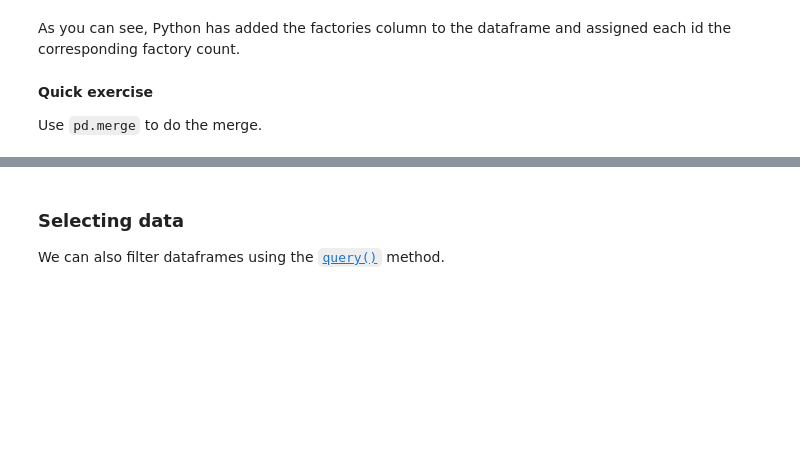
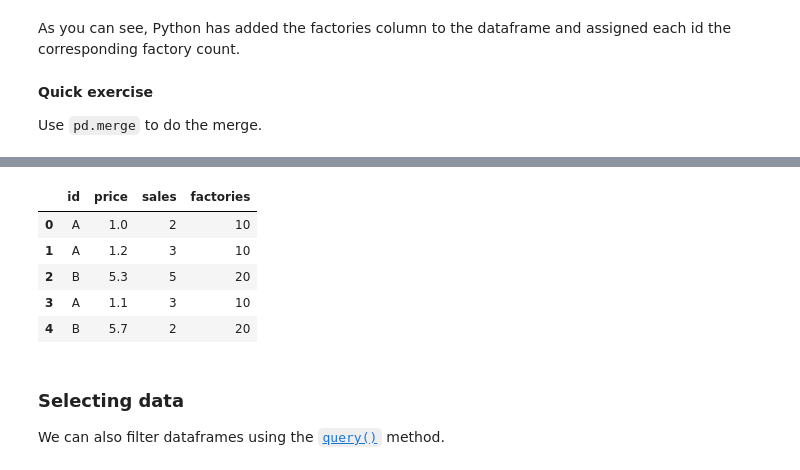
Before and after one commit to Segtanof/pyfin, a Jupyter notebook: 04_Data_Structures_and_IO.ipynb, the cells around one changed output, grey strips where cells are left out. Cells and saved outputs as stored; diff of their text form; code cells hidden in the pictures; blank space fills up the shorter version.

```diff
--- a/04_Data_Structures_and_IO.ipynb
+++ b/04_Data_Structures_and_IO.ipynb
@@ -346,3 +750,12 @@ Use `pd.merge` to do the merge.
+# %%
+pd.merge(data_1, data_2, on="id")
+# %% [output]
+|  | id | price | sales | factories |
+| 0 | A | 1.0 | 2 | 10 |
+| 1 | A | 1.2 | 3 | 10 |
+| 2 | B | 5.3 | 5 | 20 |
+| 3 | A | 1.1 | 3 | 10 |
+| 4 | B | 5.7 | 2 | 20 |
 # %% [markdown]
 ### Selecting data
 We can also filter dataframes using the [`query()`](https://pandas.pydata.org/docs/reference/api/pandas.DataFrame.query.html) method.
```
Also changed, not shown: parts of 76 cells of this notebook, 6 other files.
